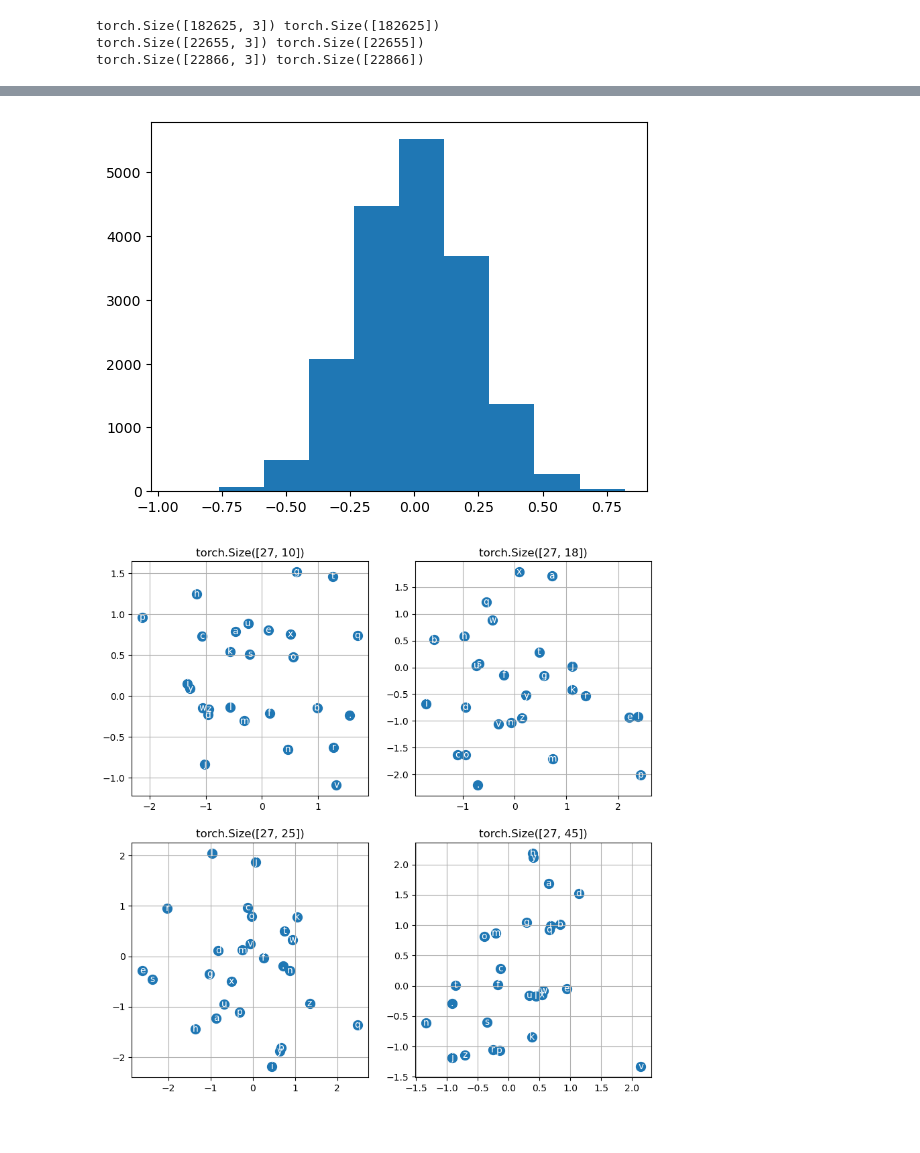
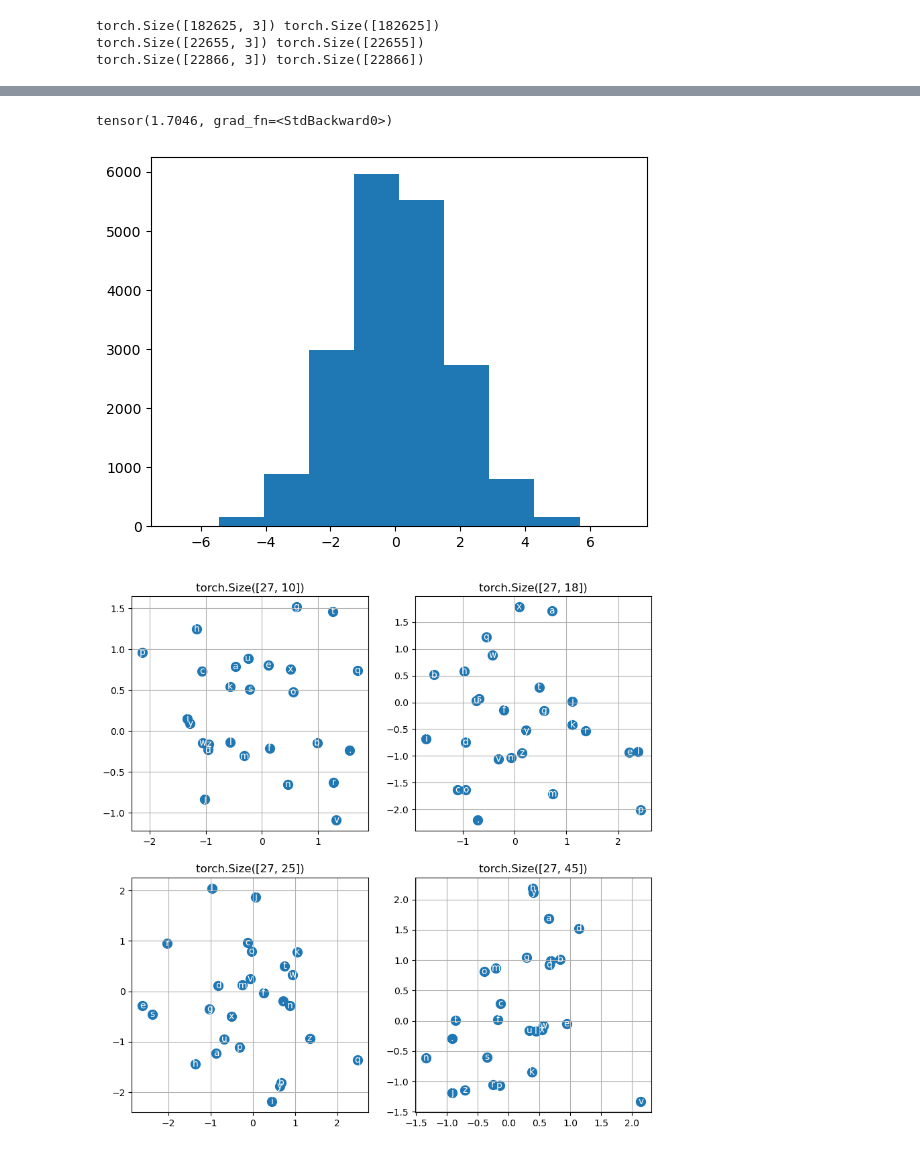
Before and after one commit to kingikongo/from_scratch, a Jupyter notebook: makemore_mlp.ipynb, the cells around one changed output, grey strips where cells are left out. Saved outputs shown, nothing was run; the diff lists cells and outputs as text; code cells hidden in the pictures.

Commit message:
Grad/Acts -> End

```diff
--- a/makemore_mlp.ipynb
+++ b/makemore_mlp.ipynb
@@ -52,8 +77,13 @@ torch.Size([22866, 3]) torch.Size([22866])
+# %%
+((C[Xb].view(emb.shape[0], -1)) @  W1).std()
+# %% [output]
+tensor(1.7046, grad_fn=<StdBackward0>)
 # %%
-plt.hist(W1.view(-1).tolist())
+
+plt.hist(((C[Xb].view(emb.shape[0], -1)) @ W1).view(-1).tolist())
 plt.show()
 # %% [output]
-[figure, old version]
+[figure, new version]
 # %%
 g = torch.Generator().manual_seed(2147483647)
 
```
Also changed, not shown: parts of 8 cells of this notebook.
